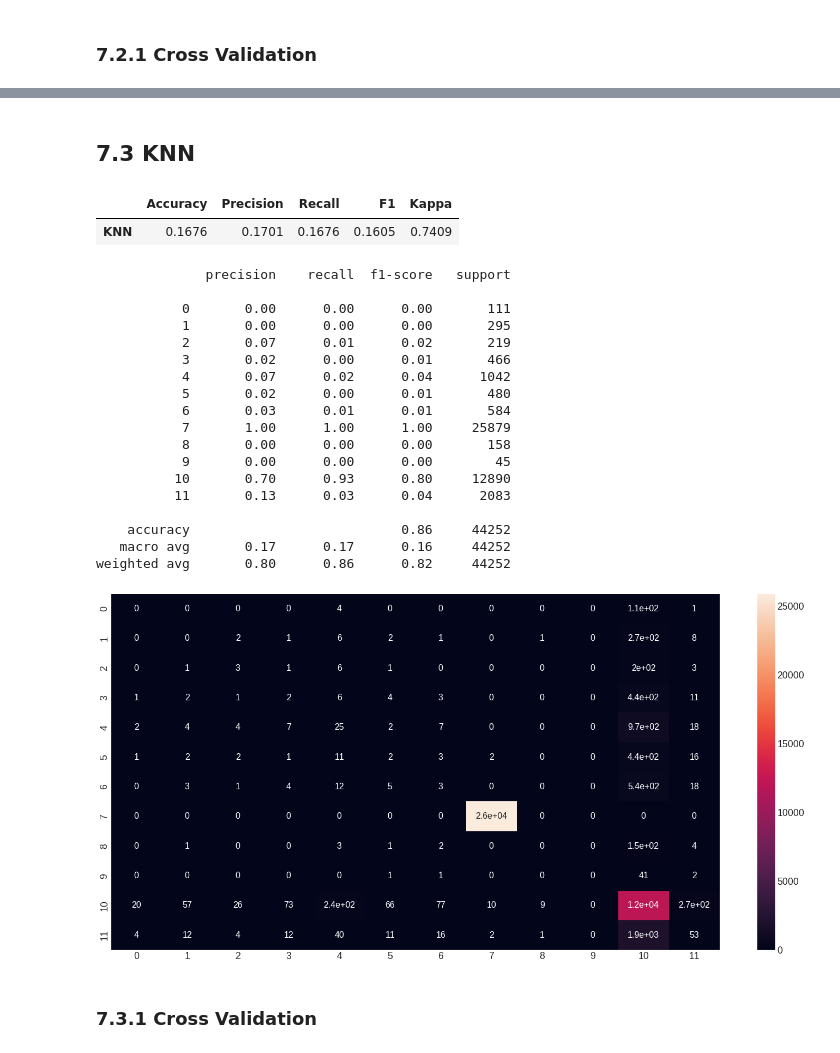
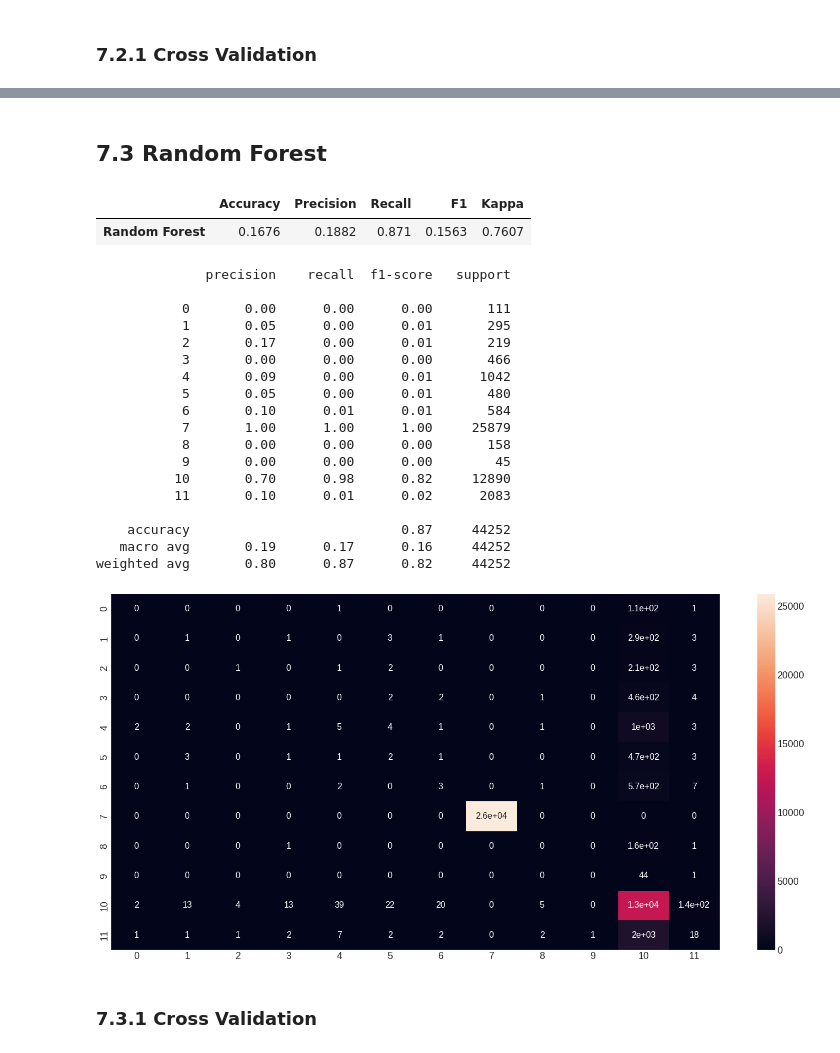
Before and after one commit to juniorcl/airbnb-scheduling-forecast, a Jupyter notebook: notebooks/c1.0_cmoj_airbnb_scheduling_forecast.ipynb, the cells around one changed output, grey strips where cells are left out. Saved outputs shown, nothing was run; the diff lists cells and outputs as text; code cells hidden in the pictures.

```diff
--- a/notebooks/c1.0_cmoj_airbnb_scheduling_forecast.ipynb
+++ b/notebooks/c1.0_cmoj_airbnb_scheduling_forecast.ipynb
@@ -146,7 +146,7 @@ def ml_scores(model_name, y_true, y_pred):
 
     accuracy = mtr.balanced_accuracy_score(y_true, y_pred)
     precision = mtr.precision_score(y_true, y_pred, average='macro')
-    recall = mtr.recall_score(y_true, y_pred, average='macro')
+    recall = mtr.recall_score(y_true, y_pred, average='micro')
     f1 = mtr.f1_score(y_true, y_pred, average='macro')
     kappa = mtr.cohen_kappa_score(y_true, y_pred)
 
@@ -1279,41 +1279,41 @@ Fold K=5
 # %% [markdown]
-## 7.3 KNN
+## 7.3 Random Forest
 # %%
-knn = KNeighborsClassifier()
-knn.fit(X_train_sc, y_train)
+rf = RandomForestClassifier(class_weight='balanced')
+rf.fit(X_train_sc, y_train)
 
-y_pred = knn.predict(X_valid_sc)
+y_pred = rf.predict(X_valid_sc)
 # %%
-knn_results = ml_scores('KNN', y_valid, y_pred)
-knn_results
+rf_results = ml_scores('Random Forest', y_valid, y_pred)
+rf_results
 # %% [output]
 |  | Accuracy | Precision | Recall | F1 | Kappa |
-| KNN | 0.1676 | 0.1701 | 0.1676 | 0.1605 | 0.7409 |
+| Random Forest | 0.1676 | 0.1882 | 0.871 | 0.1563 | 0.7607 |
 # %%
 print(mtr.classification_report(y_valid, y_pred))
 # %% [output]
               precision    recall  f1-score   support
 
            0       0.00      0.00      0.00       111
-           1       0.00      0.00      0.00       295
-           2       0.07      0.01      0.02       219
-           3       0.02      0.00      0.01       466
-           4       0.07      0.02      0.04      1042
-           5       0.02      0.00      0.01       480
-           6       0.03      0.01      0.01       584
+           1       0.05      0.00      0.01       295
+           2       0.17      0.00      0.01       219
+           3       0.00      0.00      0.00       466
+           4       0.09      0.00      0.01      1042
+           5       0.05      0.00      0.01       480
+           6       0.10      0.01      0.01       584
            7       1.00      1.00      1.00     25879
            8       0.00      0.00      0.00       158
            9       0.00      0.00      0.00        45
-          10       0.70      0.93      0.80     12890
-          11       0.13      0.03      0.04      2083
+          10       0.70      0.98      0.82     12890
+          11       0.10      0.01      0.02      2083
 
-    accuracy                           0.86     44252
-   macro avg       0.17      0.17      0.16     44252
-weighted avg       0.80      0.86      0.82     44252
+    accuracy                           0.87     44252
+   macro avg       0.19      0.17      0.16     44252
+weighted avg       0.80      0.87      0.82     44252
 # %%
 cm = mtr.confusion_matrix(y_valid, y_pred)
 sns.heatmap(cm, annot=True);
 # %% [output]
-[figure, old version]
+[figure, new version]
 # %% [markdown]
 ### 7.3.1 Cross Validation
```
Also changed, not shown: parts of 39 cells of this notebook.
